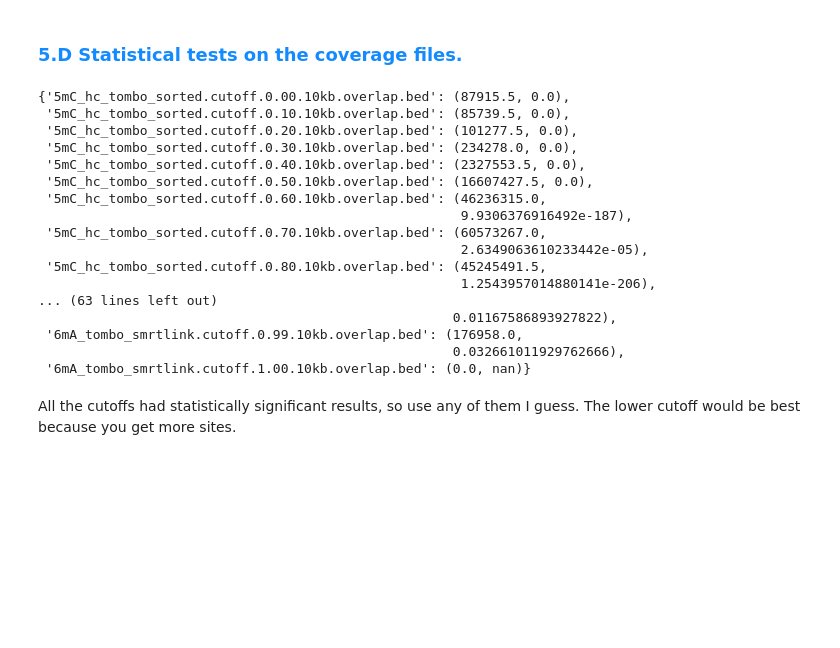
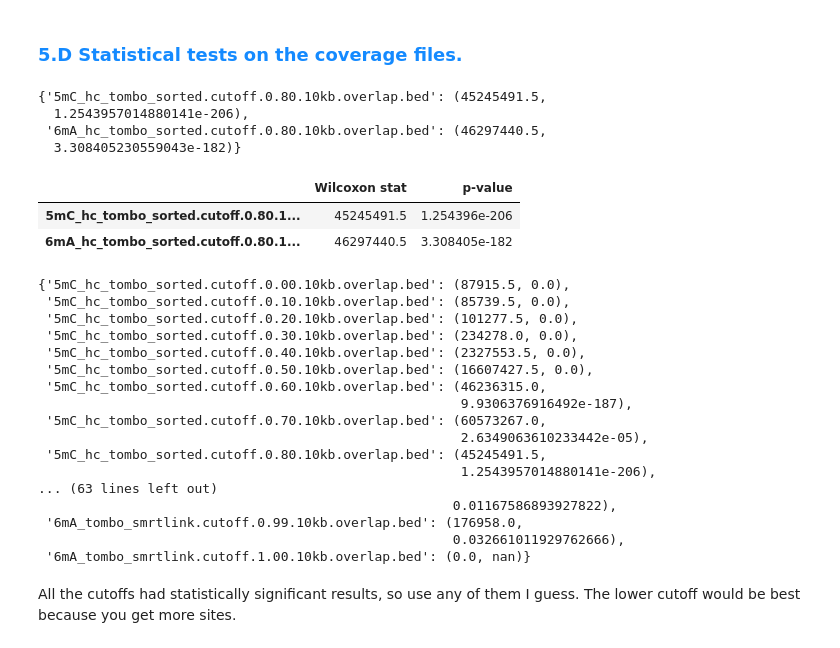
Before and after one commit to AnjuniPeiris/Honours_year, a Jupyter notebook: fisher/methylation/4_5_Window_coverage_analysis.ipynb, the cells around one changed output. Drawn from its saved outputs; the diff is of its cells as text; code cells hidden in the pictures; blank space fills up the shorter version.

Commit message:
Changed code to run window coverage on all gene types, TE and superfamilies at once, and generate a dataframe for statistics. 19/10/2018.

```diff
--- a/fisher/methylation/4_5_Window_coverage_analysis.ipynb
+++ b/fisher/methylation/4_5_Window_coverage_analysis.ipynb
@@ -400,8 +403,3 @@ replace_id_with_name(busco_h, busco_gene_h)
 replace_id_with_name(busco_p, busco_gene_p)
 replace_id_with_name(non_busco_h, non_busco_gene_h)
 replace_id_with_name(non_busco_p, non_busco_gene_p)
-# %%
-df = pd.read_csv(in_fn, header=None, names=busco_headings, sep='\t')
-df['new_name'] = pd.Series(busco_gene_h)
-df = df [['contig', 'start', 'stop', 'new_name', 'score', 'strand']]
-df.to_csv(out_fn, header=None, index=None, sep='\t')
@@ -692,27 +651,46 @@ def coverage_wilcoxon(obs_df_dict, exp_df_dict, obs_slice, exp_slice):
                 wilcoxon_dict[okey] = stat, p
     return wilcoxon_dict
 # %%
-wilcoxon_coverage = coverage_wilcoxon(feature_ns_dict, rand_ns_dict, -17, -22)
+wilcoxon_dict = coverage_wilcoxon(feature_ns_dict, rand_ns_dict, -17, -22)
-# %%
-pprint.pprint(wilcoxon_coverage)
-# %% [output]
-{'5mC_hc_tombo_sorted.cutoff.0.00.10kb.overlap.bed': (87915.5, 0.0),
- '5mC_hc_tombo_sorted.cutoff.0.10.10kb.overlap.bed': (85739.5, 0.0),
- '5mC_hc_tombo_sorted.cutoff.0.20.10kb.overlap.bed': (101277.5, 0.0),
- '5mC_hc_tombo_sorted.cutoff.0.30.10kb.overlap.bed': (234278.0, 0.0),
- '5mC_hc_tombo_sorted.cutoff.0.40.10kb.overlap.bed': (2327553.5, 0.0),
- '5mC_hc_tombo_sorted.cutoff.0.50.10kb.overlap.bed': (16607427.5, 0.0),
- '5mC_hc_tombo_sorted.cutoff.0.60.10kb.overlap.bed': (46236315.0,
-                                                      9.9306376916492e-187),
- '5mC_hc_tombo_sorted.cutoff.0.70.10kb.overlap.bed': (60573267.0,
-                                                      2.6349063610233442e-05),
- '5mC_hc_tombo_sorted.cutoff.0.80.10kb.overlap.bed': (45245491.5,
-                                                      1.2543957014880141e-206),
-... (63 lines left out)
-                                                     0.01167586893927822),
- '6mA_tombo_smrtlink.cutoff.0.99.10kb.overlap.bed': (176958.0,
-                                                     0.032661011929762666),
- '6mA_tombo_smrtlink.cutoff.1.00.10kb.overlap.bed': (0.0, nan)}
+# %%
+wilcoxon_dict
+# %% [output]
+{'5mC_hc_tombo_sorted.cutoff.0.80.10kb.overlap.bed': (45245491.5,
+  1.2543957014880141e-206),
+ '6mA_hc_tombo_sorted.cutoff.0.80.10kb.overlap.bed': (46297440.5,
+  3.308405230559043e-182)}
+# %%
+# save to tsv
+df = pd.DataFrame.from_dict(wilcoxon_dict, orient='index')
+df.rename(columns={0: "Wilcoxon T statistic", 1: 'p-value'}, inplace=True)
+df.to_csv(os.path.join(DIRS['FIGURES'], 'coverage', 'window_wilcoxon_table.tsv'), header=True, index=True, sep='\t')
+# %%
+df
+# %% [output]
+|  | Wilcoxon stat | p-value |
+| 5mC_hc_tombo_sorted.cutoff.0.80.1... | 45245491.5 | 1.254396e-206 |
+| 6mA_hc_tombo_sorted.cutoff.0.80.1... | 46297440.5 | 3.308405e-182 |
+# %%
+# keep this to view coverage of all the cutoffs
+pprint.pprint(wilcoxon_coverage)
+# %% [output]
+{'5mC_hc_tombo_sorted.cutoff.0.00.10kb.overlap.bed': (87915.5, 0.0),
+ '5mC_hc_tombo_sorted.cutoff.0.10.10kb.overlap.bed': (85739.5, 0.0),
+ '5mC_hc_tombo_sorted.cutoff.0.20.10kb.overlap.bed': (101277.5, 0.0),
+ '5mC_hc_tombo_sorted.cutoff.0.30.10kb.overlap.bed': (234278.0, 0.0),
+ '5mC_hc_tombo_sorted.cutoff.0.40.10kb.overlap.bed': (2327553.5, 0.0),
+ '5mC_hc_tombo_sorted.cutoff.0.50.10kb.overlap.bed': (16607427.5, 0.0),
+ '5mC_hc_tombo_sorted.cutoff.0.60.10kb.overlap.bed': (46236315.0,
+                                                      9.9306376916492e-187),
+ '5mC_hc_tombo_sorted.cutoff.0.70.10kb.overlap.bed': (60573267.0,
+                                                      2.6349063610233442e-05),
+ '5mC_hc_tombo_sorted.cutoff.0.80.10kb.overlap.bed': (45245491.5,
+                                                      1.2543957014880141e-206),
+... (63 lines left out)
+                                                     0.01167586893927822),
+ '6mA_tombo_smrtlink.cutoff.0.99.10kb.overlap.bed': (176958.0,
+                                                     0.032661011929762666),
+ '6mA_tombo_smrtlink.cutoff.1.00.10kb.overlap.bed': (0.0, nan)}
 # %% [markdown]
 All the cutoffs had statistically significant results, so use any of them I guess. The lower cutoff would be best because you get more sites.
 # %% [markdown]
```
Also changed, not shown: parts of 33 cells of this notebook.
